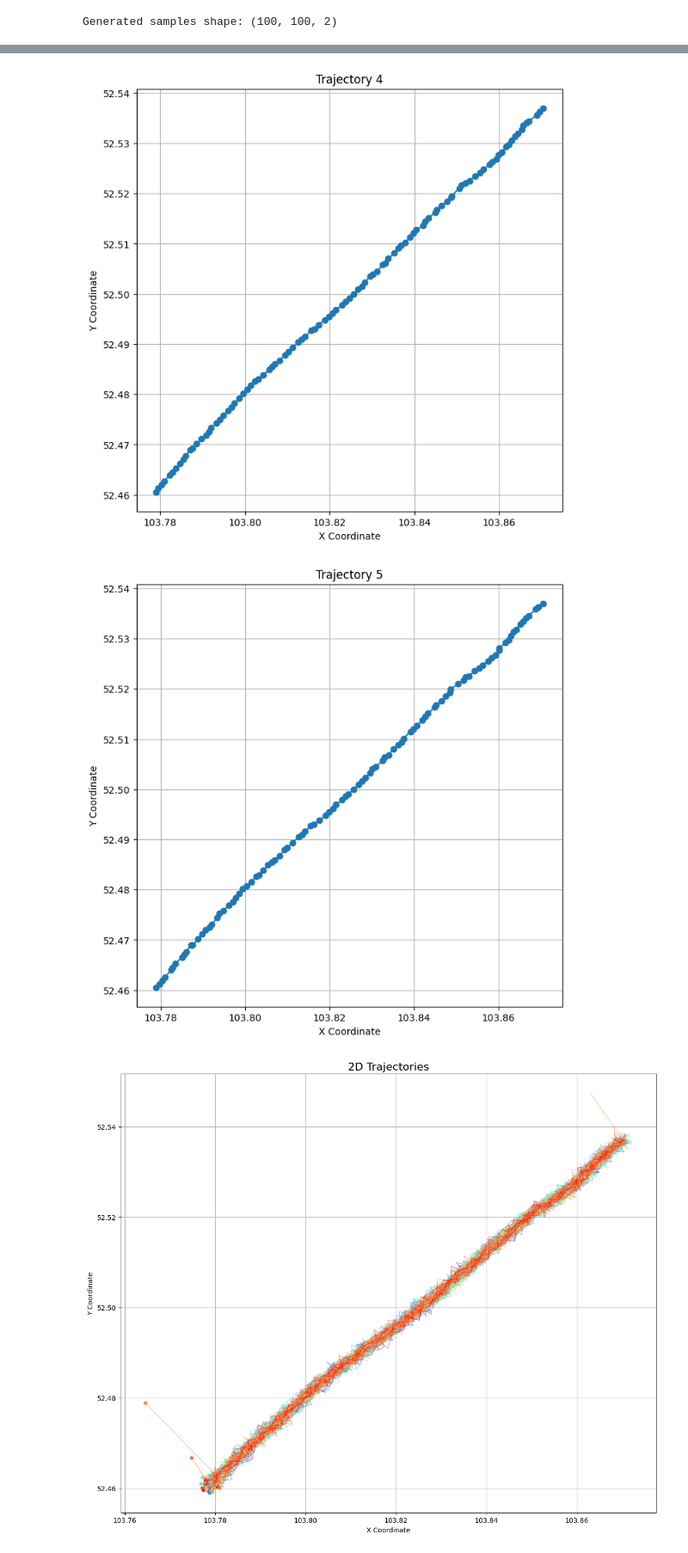
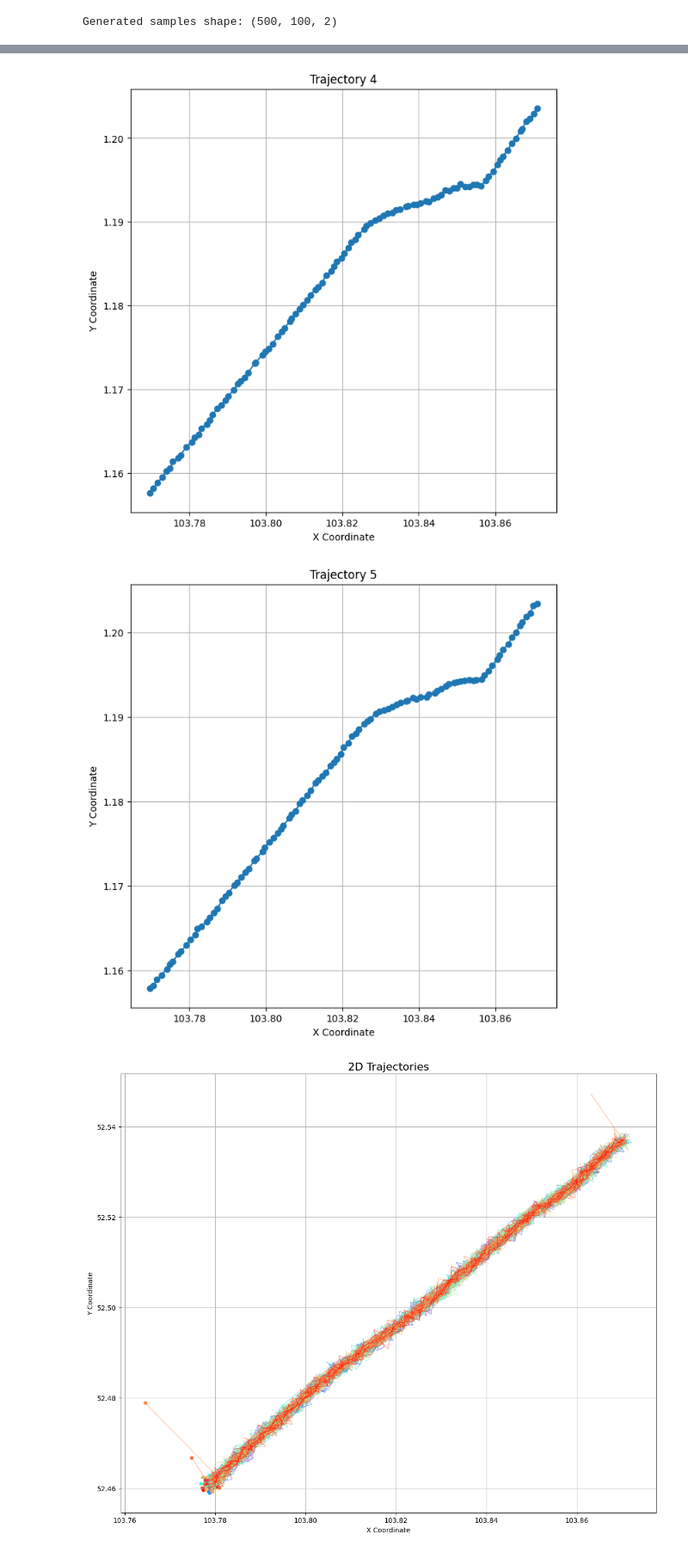
Before and after one commit to Windysc/Digitaltesting, a Jupyter notebook: Evaluation/plot_training.ipynb, the cells around one changed output, grey strips where cells are left out. Shown at 86% size. Drawn from its saved outputs; the diff is of its cells as text; code cells hidden in the pictures.

```diff
--- a/Evaluation/plot_training.ipynb
+++ b/Evaluation/plot_training.ipynb
@@ -2,7 +2,7 @@
 import numpy as np
 import matplotlib.pyplot as plt
 
-generated_samples = np.load('/home/junze/.jupyter/Train_VAE_full/data_fx.npy')
+generated_samples = np.load('/home/junze/.jupyter/Train_VAE_full/dataset_1.csv.npy')
 
 print(f"Generated samples shape: {generated_samples.shape}")
 
@@ -17,4 +17,4 @@ def plot_2d_trajectories(data, num_trajectories):
 
 plot_2d_trajectories(generated_samples, num_trajectories=5)
 # %% [output]
-Generated samples shape: (100, 100, 2)
+Generated samples shape: (500, 100, 2)
@@ -24,5 +24,5 @@ Generated samples shape: (100, 100, 2)
-[figure, old version]
+[figure, new version]
-[figure, old version]
+[figure, new version]
 # %%
 def visualize_2d_trajectories(data, title="2D Trajectories", save_path=None):
     """
```
Also changed, not shown: parts of 1 cell of this notebook, 4 other files.
